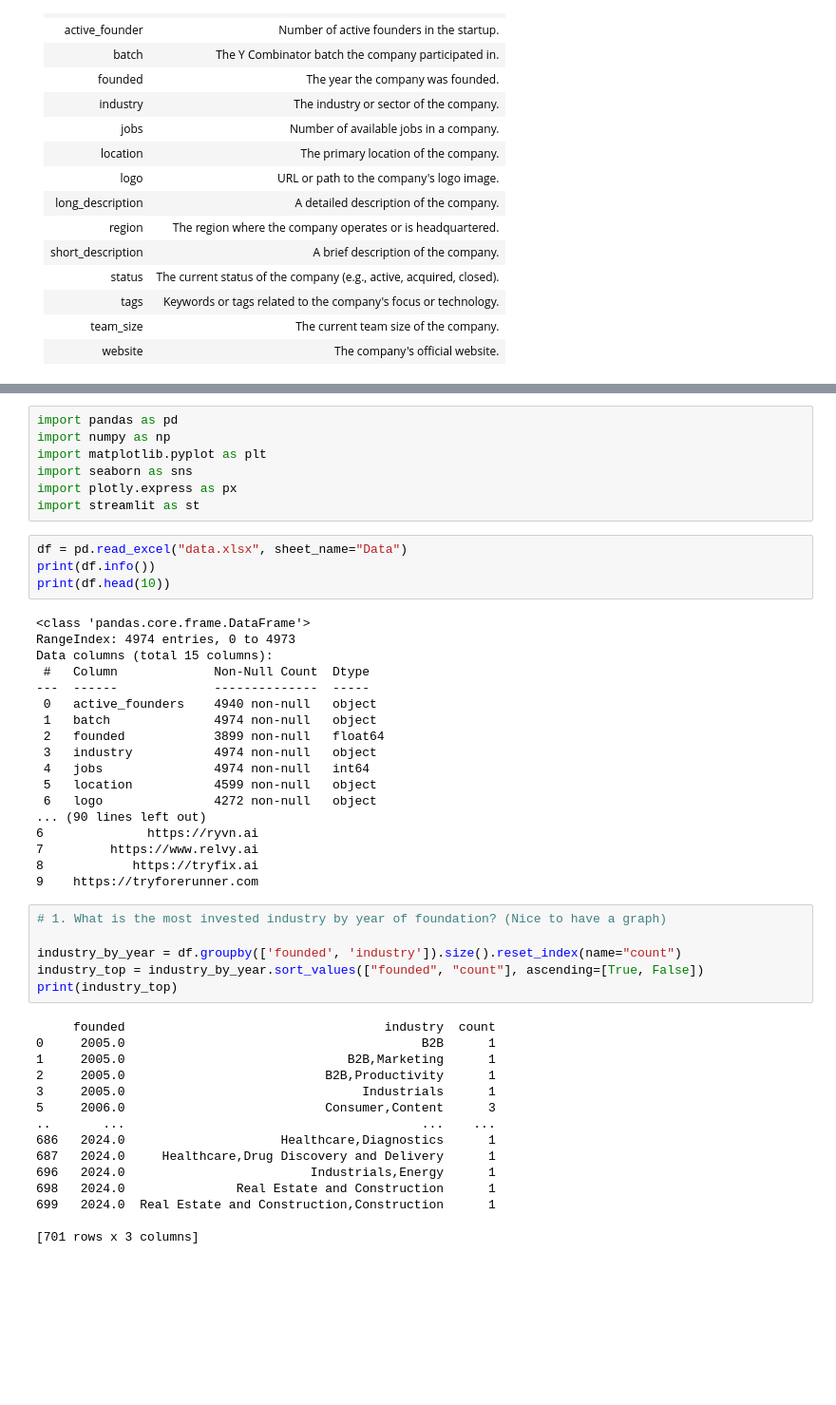
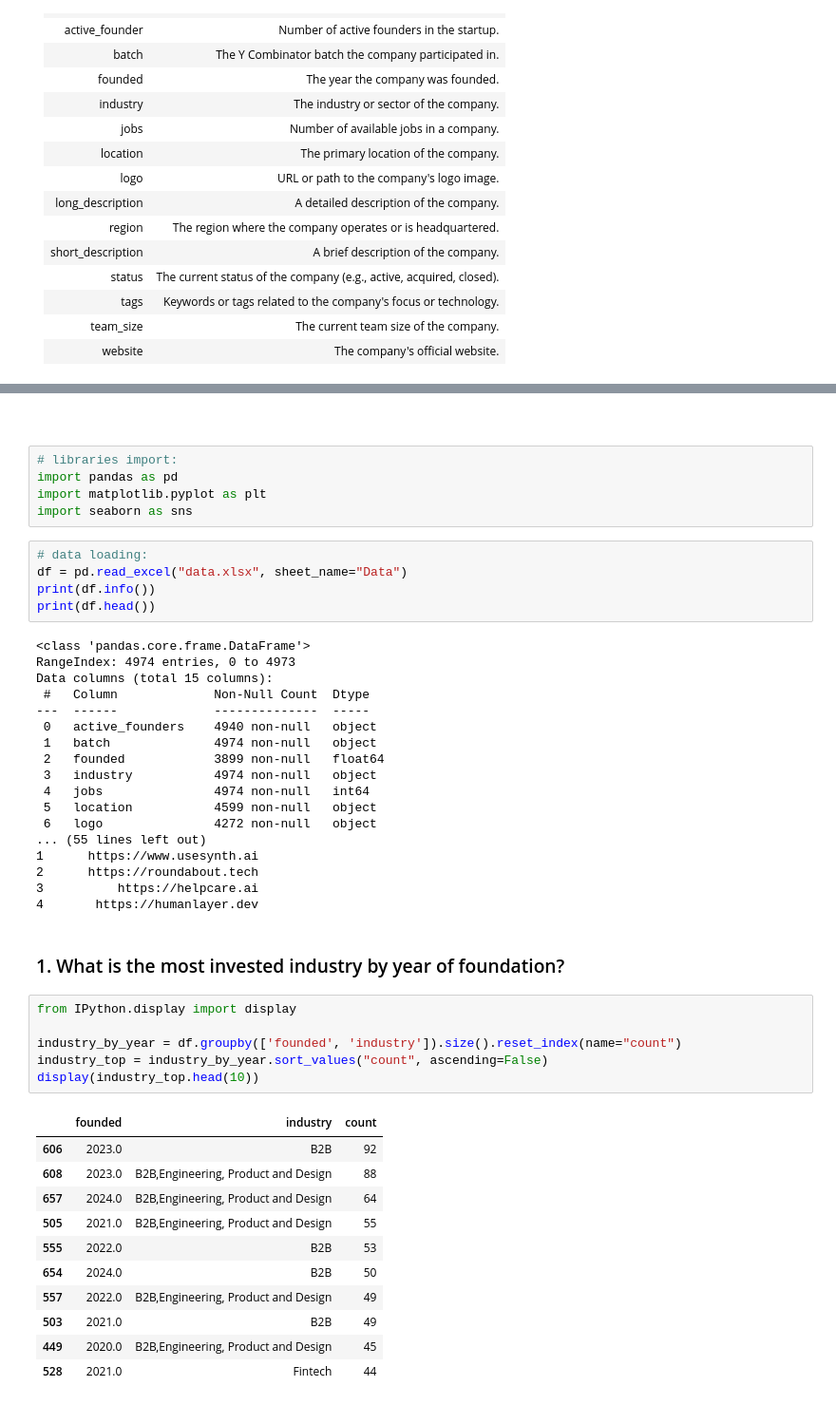
Before and after one commit to cintia-shinoda/rockspoon, a Jupyter notebook: rockspoon.ipynb, the cells around one changed output, grey strips where cells are left out. Shown at 95% size. Saved outputs shown, nothing was run; the diff lists cells and outputs as text; blank space fills up the shorter version.

```diff
--- a/rockspoon.ipynb
+++ b/rockspoon.ipynb
@@ -44,14 +39,15 @@
+# %% [markdown]
+##
 # %%
+# libraries import:
 import pandas as pd
-import numpy as np
 import matplotlib.pyplot as plt
 import seaborn as sns
-import plotly.express as px
-import streamlit as st
 # %%
+# data loading:
 df = pd.read_excel("data.xlsx", sheet_name="Data")
 print(df.info())
-print(df.head(10))
+print(df.head())
 # %% [output]
 <class 'pandas.core.frame.DataFrame'>
 RangeIndex: 4974 entries, 0 to 4973
@@ -65,29 +61,28 @@ Data columns (total 15 columns):
  4   jobs               4974 non-null   int64
  5   location           4599 non-null   object
  6   logo               4272 non-null   object
-... (90 lines left out)
-6              https://ryvn.ai
-7         https://www.relvy.ai
-8            https://tryfix.ai
-9    https://tryforerunner.com
+... (55 lines left out)
+1      https://www.usesynth.ai
+2      https://roundabout.tech
+3          https://helpcare.ai
+4       https://humanlayer.dev
+# %% [markdown]
+### 1. What is the most invested industry by year of foundation?
 # %%
-# 1. What is the most invested industry by year of foundation? (Nice to have a graph)
+from IPython.display import display
 
 industry_by_year = df.groupby(['founded', 'industry']).size().reset_index(name="count")
-industry_top = industry_by_year.sort_values(["founded", "count"], ascending=[True, False])
-print(industry_top)
+industry_top = industry_by_year.sort_values("count", ascending=False)
+display(industry_top.head(10))
 # %% [output]
-     founded                                   industry  count
-0     2005.0                                        B2B      1
-1     2005.0                              B2B,Marketing      1
-2     2005.0                           B2B,Productivity      1
-3     2005.0                                Industrials      1
-5     2006.0                           Consumer,Content      3
-..       ...                                        ...    ...
-686   2024.0                     Healthcare,Diagnostics      1
-687   2024.0     Healthcare,Drug Discovery and Delivery      1
-696   2024.0                         Industrials,Energy      1
-698   2024.0               Real Estate and Construction      1
-699   2024.0  Real Estate and Construction,Construction      1
-
-[701 rows x 3 columns]
+|  | founded | industry | count |
+| 606 | 2023.0 | B2B | 92 |
+| 608 | 2023.0 | B2B,Engineering, Product and Design | 88 |
+| 657 | 2024.0 | B2B,Engineering, Product and Design | 64 |
+| 505 | 2021.0 | B2B,Engineering, Product and Design | 55 |
+| 555 | 2022.0 | B2B | 53 |
+| 654 | 2024.0 | B2B | 50 |
+| 557 | 2022.0 | B2B,Engineering, Product and Design | 49 |
+| 503 | 2021.0 | B2B | 49 |
+| 449 | 2020.0 | B2B,Engineering, Product and Design | 45 |
+| 528 | 2021.0 | Fintech | 44 |
```
Also changed, not shown: parts of 37 cells of this notebook, 12 other files.
